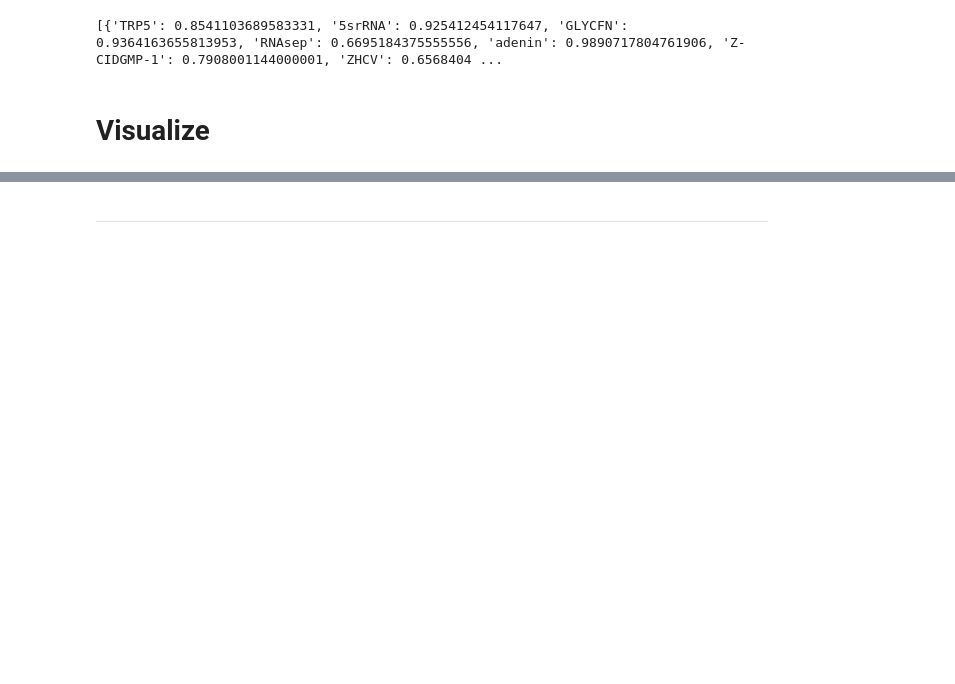
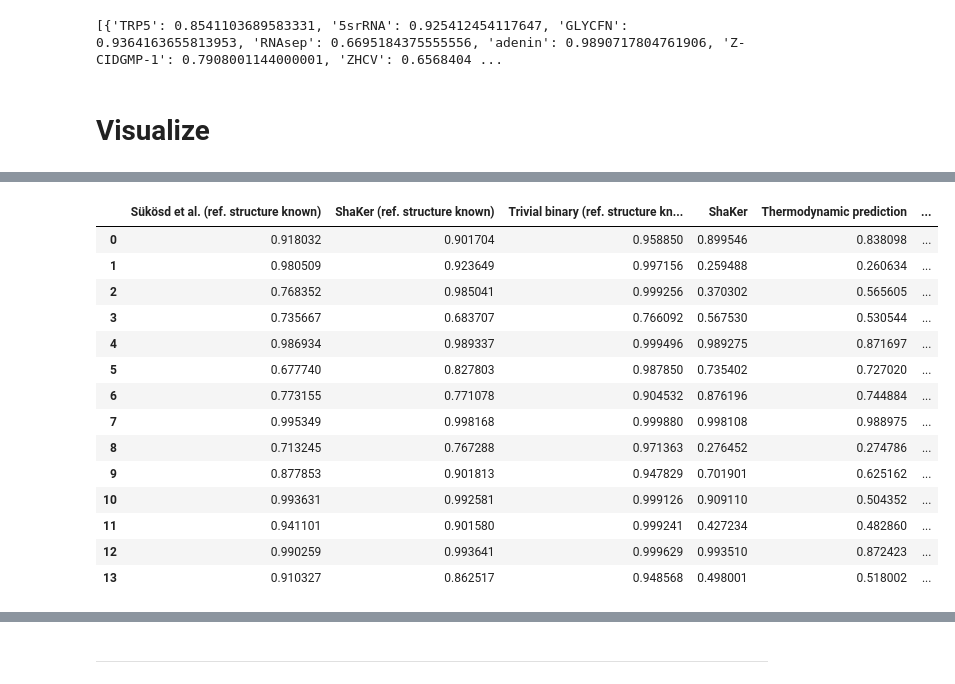
Before and after one commit to BackofenLab/ShaKer, a Jupyter notebook: notebooks/04_accuracy.ipynb, the cells around one changed output, grey strips where cells are left out. Cells and saved outputs as stored; diff of their text form; code cells hidden in the pictures; blank space fills up the shorter version.

```diff
--- a/notebooks/04_accuracy.ipynb
+++ b/notebooks/04_accuracy.ipynb
@@ -162,0 +132,20 @@ Writing TrueType font.
+# %%
+zzz= pd.read_csv("accuracy_PAPER.csv")
+del zzz["'asd'"]
+zzz
+# %% [output]
+|  | Sükösd et al. (ref. structure known) | ShaKer (ref. structure known) | Trivial binary (ref. structure kn... | ShaKer | Thermodynamic prediction | ... |
+| 0 | 0.918032 | 0.901704 | 0.958850 | 0.899546 | 0.838098 | ... |
+| 1 | 0.980509 | 0.923649 | 0.997156 | 0.259488 | 0.260634 | ... |
+| 2 | 0.768352 | 0.985041 | 0.999256 | 0.370302 | 0.565605 | ... |
+| 3 | 0.735667 | 0.683707 | 0.766092 | 0.567530 | 0.530544 | ... |
+| 4 | 0.986934 | 0.989337 | 0.999496 | 0.989275 | 0.871697 | ... |
+| 5 | 0.677740 | 0.827803 | 0.987850 | 0.735402 | 0.727020 | ... |
+| 6 | 0.773155 | 0.771078 | 0.904532 | 0.876196 | 0.744884 | ... |
+| 7 | 0.995349 | 0.998168 | 0.999880 | 0.998108 | 0.988975 | ... |
+| 8 | 0.713245 | 0.767288 | 0.971363 | 0.276452 | 0.274786 | ... |
+| 9 | 0.877853 | 0.901813 | 0.947829 | 0.701901 | 0.625162 | ... |
+| 10 | 0.993631 | 0.992581 | 0.999126 | 0.909110 | 0.504352 | ... |
+| 11 | 0.941101 | 0.901580 | 0.999241 | 0.427234 | 0.482860 | ... |
+| 12 | 0.990259 | 0.993641 | 0.999629 | 0.993510 | 0.872423 | ... |
+| 13 | 0.910327 | 0.862517 | 0.948568 | 0.498001 | 0.518002 | ... |
```
Also changed, not shown: parts of 6 cells of this notebook, 28 other files.
